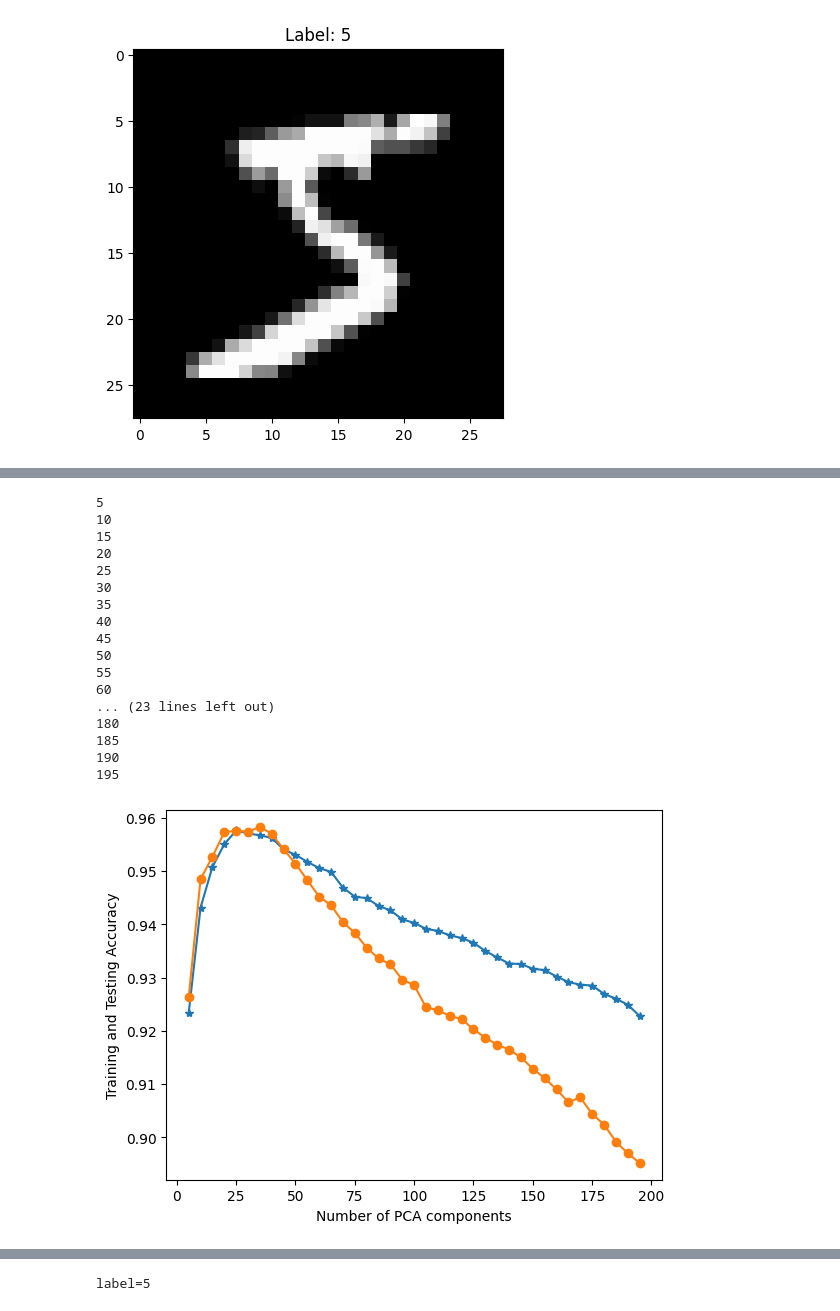
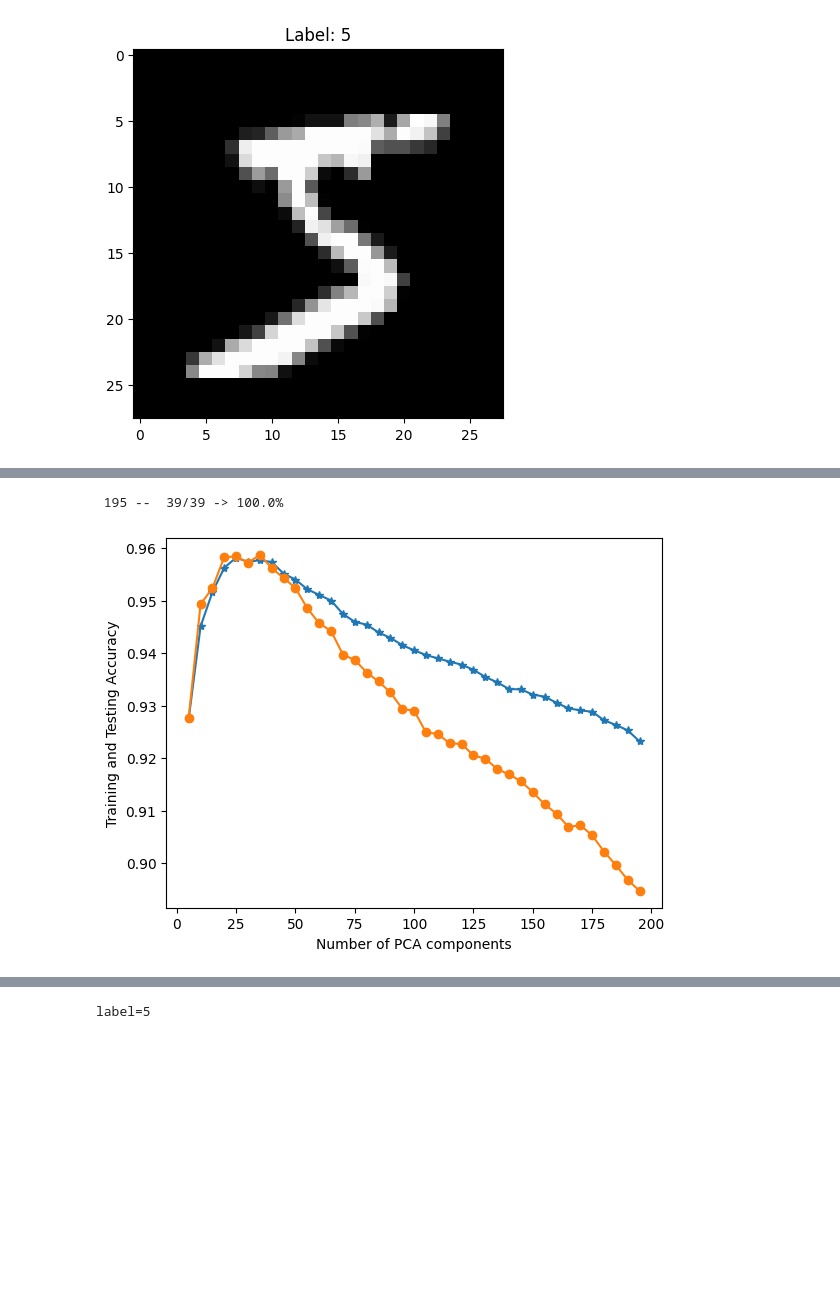
Before and after one commit to ajakovac/ML-in-Practice-I, a Jupyter notebook: CV_MNIST.ipynb, the cells around one changed output, grey strips where cells are left out. Cells and saved outputs as stored; diff of their text form; code cells hidden in the pictures; blank space fills up the shorter version.

```diff
--- a/CV_MNIST.ipynb
+++ b/CV_MNIST.ipynb
@@ -44,36 +69,30 @@ Xflat.shape
 # %%
 results = []
-for n_components in range(5, 200, 5):
-    print(n_components)
-    pcl = PCA_classifier(n_components= n_components)
-    pcl.fit(X_train.reshape(-1,28*28),y_train)
-    y_pred = pcl.predict(X_train.reshape(-1,28*28))
-    y_testpred = pcl.predict(X_test.reshape(-1,28*28))
-    acc = accuracy_score(y_train, y_pred)
-    acctest = accuracy_score(y_test, y_testpred)
-    results.append((n_components, acc, acctest))
+R = range(5, 200, 5)
+Rlen = len(R)
+for i,n_components in enumerate(range(5, 200, 5)):
+    print(f'{n_components:4d} -- {i+1:3d}/{Rlen} -> {100*(i+1)/Rlen:.1f}%', end='\r')
+    clf = PCA_classifier(n_components=n_components, center=True, dtype=dtype)
+
+    # 5) Fit once on the whole training set (28*28=784 so eigendecomp is tiny)
+    with torch.inference_mode():  # no gradients anywhere
+        clf.fit(X_train, y_train)
+
+    # 6) Predict on the whole test set at once (fastest)
+    with torch.inference_mode():
+        y_pred_test = clf.predict(X_test, return_numpy=False)   # tensor on device
+        y_pred_train = clf.predict(X_train, return_numpy=False)   # tensor on device
+
+    # 7) Accuracy
+    acc_train = (y_pred_train == y_train).float().mean().item()
+    acc_test = (y_pred_test == y_test).float().mean().item()
+    results.append((n_components, acc_train, acc_test))
 results = np.array(results)
 plt.plot(results[:,0], results[:,1], "*-")
 plt.plot(results[:,0], results[:,2], "o-")
 plt.xlabel("Number of PCA components")
 plt.ylabel("Training and Testing Accuracy")
 plt.show()
 # %% [output]
-5
-10
-15
-20
-25
-30
-35
-40
-45
-50
-55
-60
-... (23 lines left out)
-180
-185
-190
-195
+ 195 --  39/39 -> 100.0%
-[figure, old version]
+[figure, new version]
```
Also changed, not shown: parts of 6 cells of this notebook, 6 other files.
